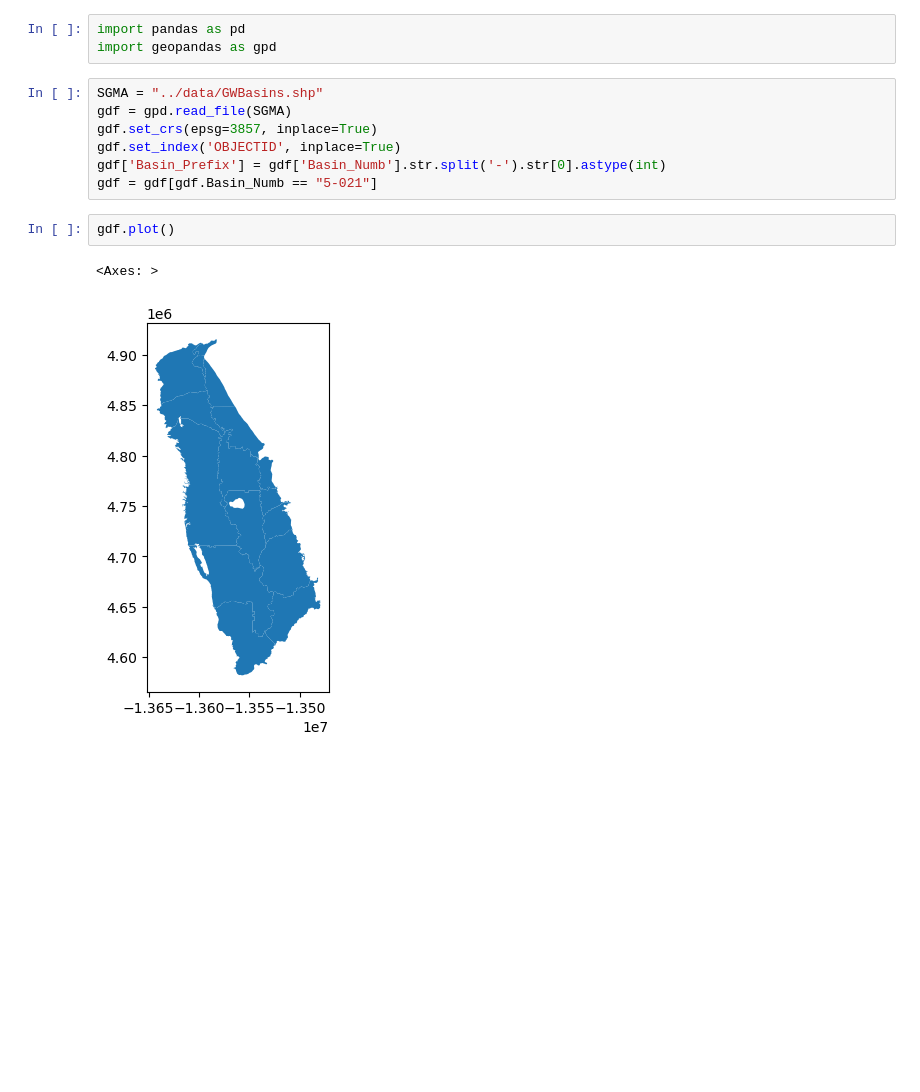
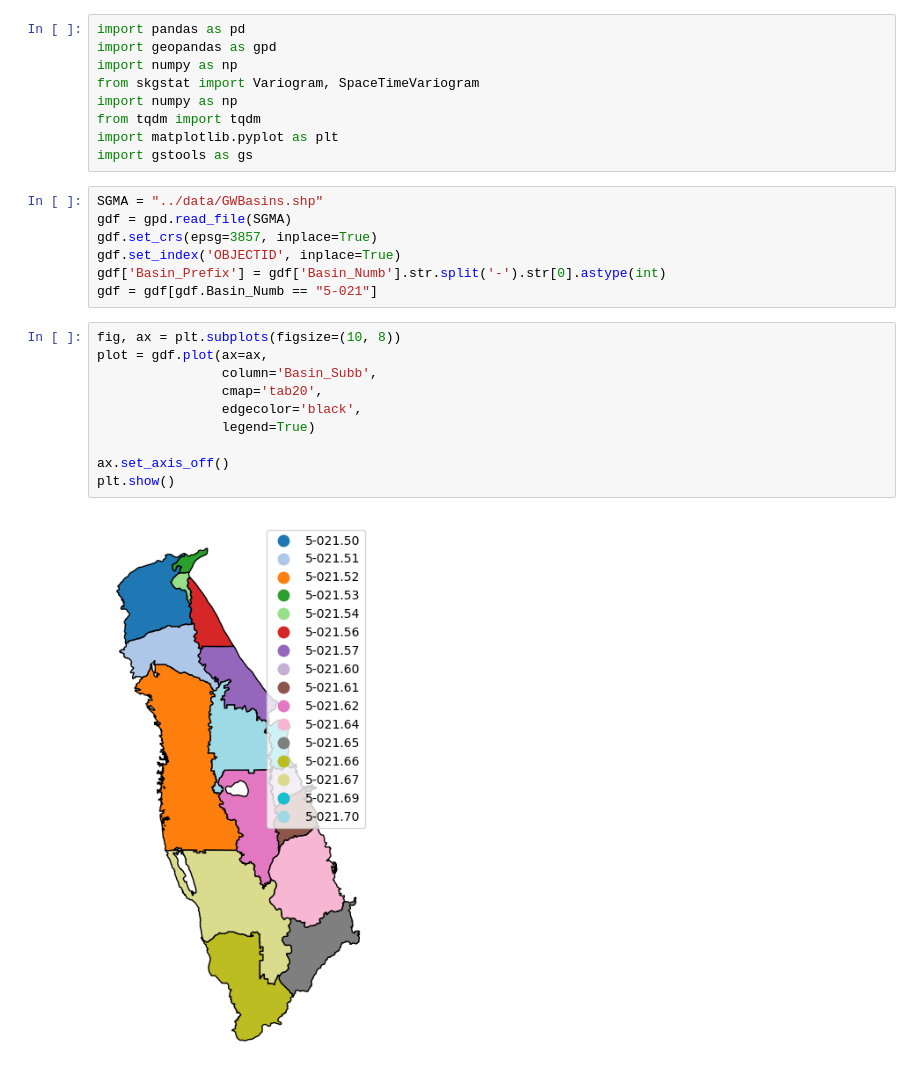
Before and after one commit to nicr0ss/DS-Honours, a Jupyter notebook: notebooks/Variograms.ipynb, the cells around one changed output. Drawn from its saved outputs; the diff is of its cells as text; blank space fills up the shorter version.

```diff
--- a/notebooks/Variograms.ipynb
+++ b/notebooks/Variograms.ipynb
@@ -1,6 +1,12 @@
 # %%
 import pandas as pd
 import geopandas as gpd
+import numpy as np
+from skgstat import Variogram, SpaceTimeVariogram
+import numpy as np
+from tqdm import tqdm
+import matplotlib.pyplot as plt
+import gstools as gs
 # %%
 SGMA = "../data/GWBasins.shp"
 gdf = gpd.read_file(SGMA)
@@ -9,7 +15,14 @@ gdf.set_index('OBJECTID', inplace=True)
 gdf['Basin_Prefix'] = gdf['Basin_Numb'].str.split('-').str[0].astype(int)
 gdf = gdf[gdf.Basin_Numb == "5-021"]
 # %%
-gdf.plot()
+fig, ax = plt.subplots(figsize=(10, 8))
+plot = gdf.plot(ax=ax,
+                column='Basin_Subb',
+                cmap='tab20',
+                edgecolor='black',
+                legend=True)
+
+ax.set_axis_off()
+plt.show()
 # %% [output]
-<Axes: >
-[figure, old version]
+[figure, new version]
```
Also changed, not shown: parts of 15 cells of this notebook, 3 other files.
